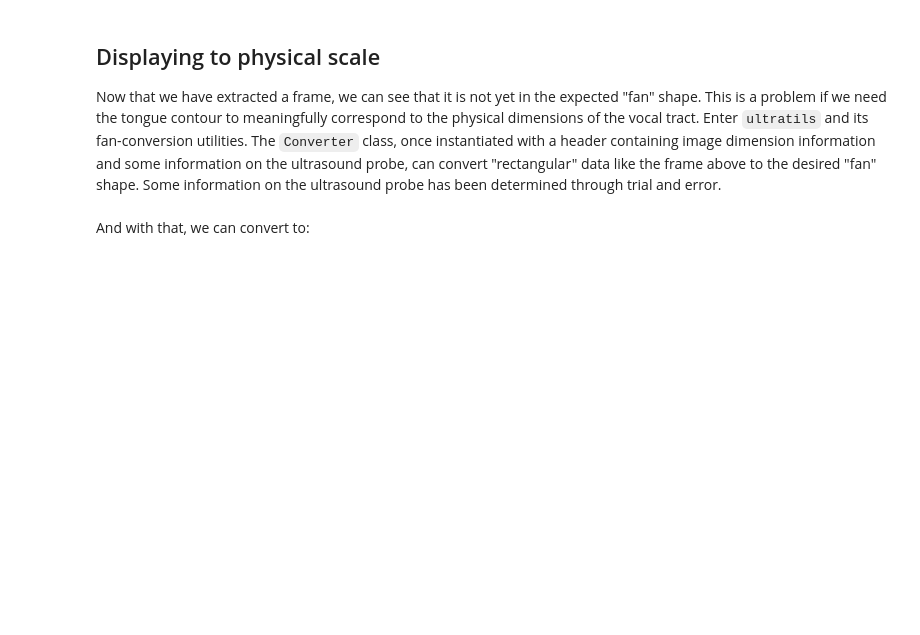
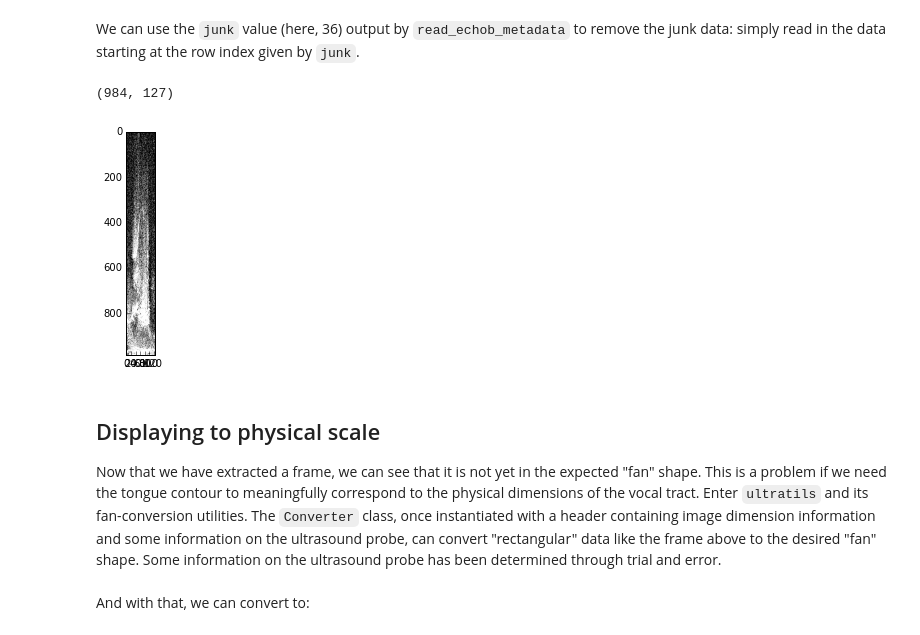
Before and after one commit to mfaytak/imgphon, a Jupyter notebook: echob-data-demo.ipynb, the cells around one changed output. Cells and saved outputs as stored; diff of their text form; code cells hidden in the pictures; blank space fills up the shorter version.

```diff
--- a/echob-data-demo.ipynb
+++ b/echob-data-demo.ipynb
@@ -60,3 +70,12 @@ plt.imshow(np.flipud(rawdata), cmap="Greys_r") # visualize the resulting array
+# %% [markdown]
+We can use the `junk` value (here, 36) output by `read_echob_metadata` to remove the junk data: simply read in the data starting at the row index given by `junk`.
+# %%
+td = rd[junk:,:]
+plt.imshow(td, cmap="Greys_r")
+td.shape # note that the shape's long dimension is now the "Width" parameter in the .img.txt file
+# %% [output]
+(984, 127)
+[figure, added]
 # %% [markdown]
 ## Displaying to physical scale
 
```
Also changed, not shown: parts of 28 cells of this notebook.
